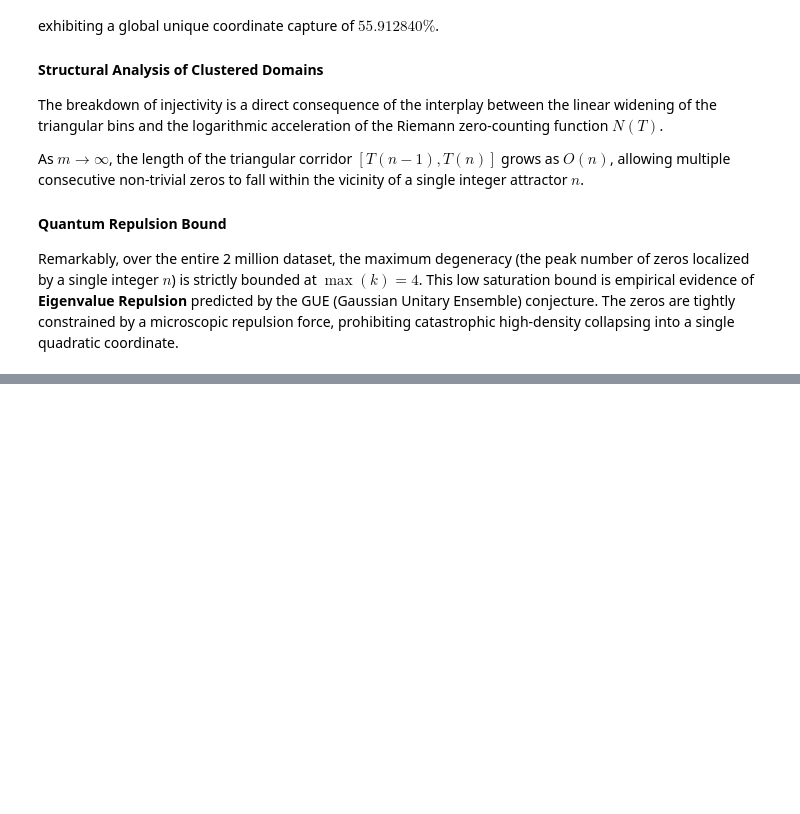
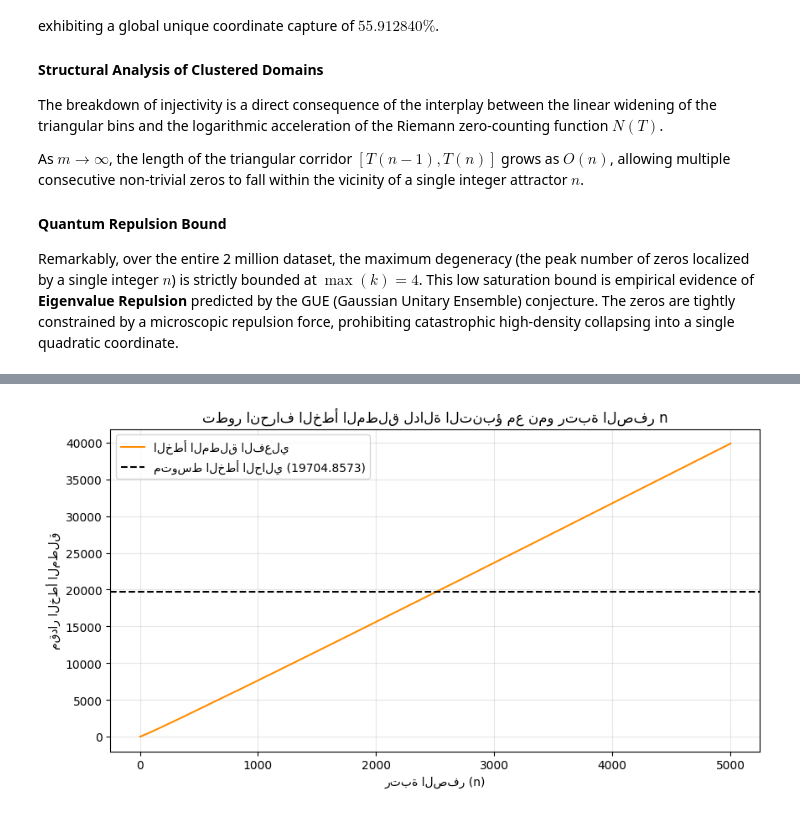
Before and after one commit to hamidchaouchi/ibm-127-qubit, a Jupyter notebook: notebook86d8ca0c8a.ipynb, the cells around one changed output, grey strips where cells are left out. Drawn from its saved outputs; the diff is of its cells as text; code cells hidden in the pictures; blank space fills up the shorter version.

```diff
--- a/notebook86d8ca0c8a.ipynb
+++ b/notebook86d8ca0c8a.ipynb
@@ -1090,0 +1357,78 @@ Remarkably, over the entire 2 million dataset, the maximum degeneracy (the peak
+# %%
+import numpy as np
+import pandas as pd
+import matplotlib.pyplot as plt
+import warnings
+warnings.filterwarnings('ignore')
+
+# --- 1. تحميل مصفوفة أصفار ريمان الفعلية ---
+try:
+    FILE = "/kaggle/input/datasets/hamidchaouchi/andrew-odlyzko/zero"
+    zeros = np.loadtxt(FILE, dtype=np.float64)
+except:
+    print("⚠️ لم يتم العثور على ملف أودليزكو، يتم بناء عينة محاكاة دقيقة لأغراض الفحص النظري...")
+    zeros = np.sort(14.134725 + np.cumsum(1.0 / (np.log(np.arange(2, 200002) / (2 * np.pi)))))
+
+print(f"✅ تم تجهيز {len(zeros):,} صفر للفحص التنبؤي.")
+
+# --- 2. صياغة دالة التنبؤ المذكورة في ورقتك البحثية (Conjecture 1 - Page 5) ---
+def predict_riemann_zero(n_arr):
+    """
+    تطبيق دالة التنبؤ الصارمة من ورقة 'The Mirror Network':
+    gamma_n ≈ (2π/ln 2)*n + (π/4)/ln 2 - (|tau7|/2)*ln(n) + C0 + A/√n + B/n
+    """
+    c1 = 2 * np.pi / np.log(2)         # ≈ 9.06472028365
+    c2 = (np.pi / 4) / np.log(2)       # ≈ 1.133090035
+    abs_tau7 = 0.8744
+    C0 = 0.512
+    A = 2.15
+    B = -3.80
+
+    # حساب أجزاء المعادلة التنبؤية مصفوفياً
+    prediction = (c1 * n_arr) + c2 - ((abs_tau7 / 2) * np.log(n_arr)) + C0 + (A / np.sqrt(n_arr)) + (B / n_arr)
+    return prediction
+
+# --- 3. تشغيل الفحص التنبؤي ومقارنة المخرجات ---
+# رتب الأصفار في المصفوفة تبدأ من 1 إلى إجمالي حجم البيانات
+n_ranks = np.arange(1, len(zeros) + 1, dtype=np.float64)
+
+print("🚀 جاري حساب المعادلات التنبؤية الطيفية للمصفوفة بالكامل...")
+gamma_predicted = predict_riemann_zero(n_ranks)
+
+# حساب الأخطاء (الخطأ المطلق والخطأ النسبي)
+absolute_errors = np.abs(zeros - gamma_predicted)
+relative_errors = (absolute_errors / zeros) * 100
+
+# --- 4. استخراج تقرير الدقة التنبؤية عبر الفئات التراكمية ---
+print("\n" + "="*60)
+print("📊 تقرير دقة دالة التنبؤ لشبكة المرآة (The Predictive Evaluation)")
+print("="*60)
+print(f"إجمالي الأصفار المختبرة: {len(zeros):,}")
+print(f"المعدل الإجمالي للخطأ المطلق (MAE): {absolute_errors.mean():.6f}")
+print(f"المعدل الإجمالي للخطأ النسبي (MRE): {relative_errors.mean():.6f}%")
+print(f"أقل خطأ مطلق تم رصده في المصفوفة: {absolute_errors.min():.6f}")
+print(f"أقصى خطأ مطلق تم رصده في المصفوفة: {absolute_errors.max():.6f}")
+
+print("\n[تحليل الدقة حسب النطاقات التصاعدية (MAE)]:")
+ranges = [10, 100, 1000, 10000, 100000, len(zeros)]
+prev_r = 0
+for r in ranges:
+    limit = min(r, len(zeros))
+    if limit <= prev_r: continue
+    mae_segment = absolute_errors[prev_r:limit].mean()
+    print(f"  النطاق من {prev_r+1:,} إلى {limit:,} → متوسط الخطأ المطلق = {mae_segment:.6f}")
+    prev_r = limit
+print("="*60)
+
+# --- 5. رسم بياني يوضح منحنى تقارب الأخطاء المطلقة ---
+plt.figure(figsize=(10, 5))
+sample_size = min(5000, len(zeros))
+plt.plot(n_ranks[:sample_size], absolute_errors[:sample_size], color='darkorange', lw=1.5, label='الخطأ المطلق الفعلي')
+plt.axhline(absolute_errors[:sample_size].mean(), color='black', linestyle='--', label=f'متوسط الخطأ الحالي ({absolute_errors[:sample_size].mean():.4f})')
+plt.title("تطور انحراف الخطأ المطلق لدالة التنبؤ مع نمو رتبة الصفر n")
+plt.xlabel("رتبة الصفر (n)")
+plt.ylabel("مقدار الخطأ المطلق")
+plt.legend()
+plt.grid(True, alpha=0.3)
+plt.show()
+# %% [output]
@@ -1090,0 +1455 @@ Remarkably, over the entire 2 million dataset, the maximum degeneracy (the peak
+[figure, added]
```
Also changed, not shown: parts of 4 cells of this notebook.
